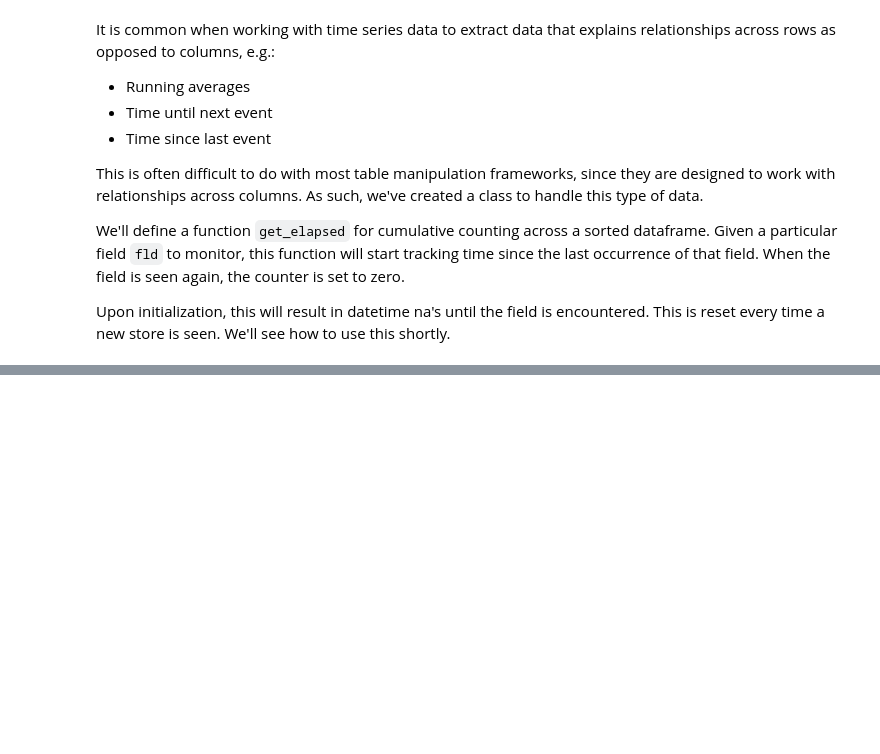
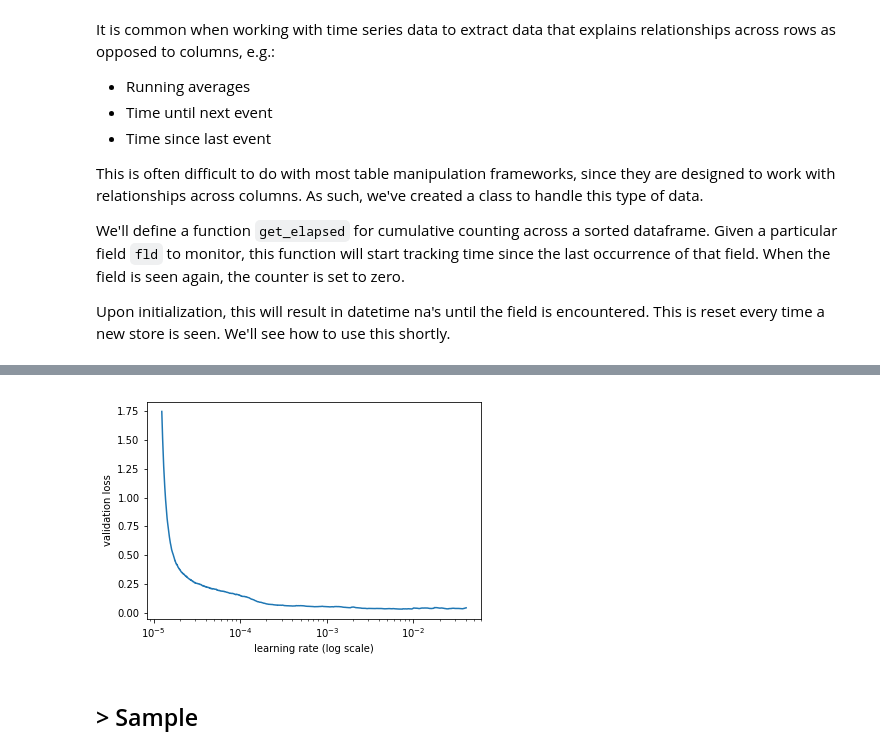
Before and after one commit to ilirium/fastai, a Jupyter notebook: courses/dl1/ilirium-lesson3-a_understanding_input_data.ipynb, the cells around one changed output, grey strips where cells are left out. Drawn from its saved outputs; the diff is of its cells as text; code cells hidden in the pictures; blank space fills up the shorter version.

```diff
--- a/courses/dl1/ilirium-lesson3-a_understanding_input_data.ipynb
+++ b/courses/dl1/ilirium-lesson3-a_understanding_input_data.ipynb
@@ -982,0 +1714,5 @@ Upon initialization, this will result in datetime na's until the field is encoun
+# %%
+# md = ColumnarModelData.from_data_frame(PATH, val_idx, df, yl.astype(np.float32), cat_flds=cat_vars, bs=128,
+#                                        test_df=df_test)
+
+md = ColumnarModelData.from_data_frame(PATH, val_idx, df, yl.astype(np.float32), cat_flds=cat_vars, bs=128)
@@ -982,0 +1723,2 @@ Upon initialization, this will result in datetime na's until the field is encoun
+# %%
+cat_sz = [(c, len(joined_samp[c].cat.categories)+1) for c in cat_vars]
@@ -982,0 +1749,2 @@ Upon initialization, this will result in datetime na's until the field is encoun
+# %%
+emb_szs = [(c, min(50, (c+1)//2)) for _,c in cat_sz]
@@ -982,0 +1771,4 @@ Upon initialization, this will result in datetime na's until the field is encoun
+# %%
+m = md.get_learner(emb_szs, len(df.columns)-len(cat_vars),
+                   0.04, 1, [1000,500], [0.001,0.01], y_range=y_range)
+lr = 1e-3
@@ -982,0 +1779,6 @@ Upon initialization, this will result in datetime na's until the field is encoun
+# %%
+m.sched.plot(100)
+# %% [output]
+[figure, added]
+# %% [markdown]
+## > Sample
```
Also changed, not shown: parts of 153 cells of this notebook.
